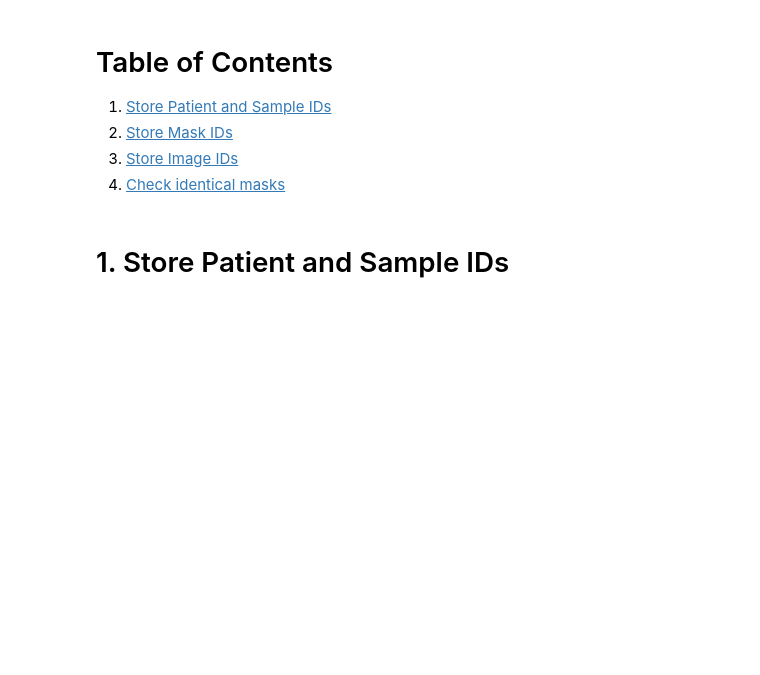
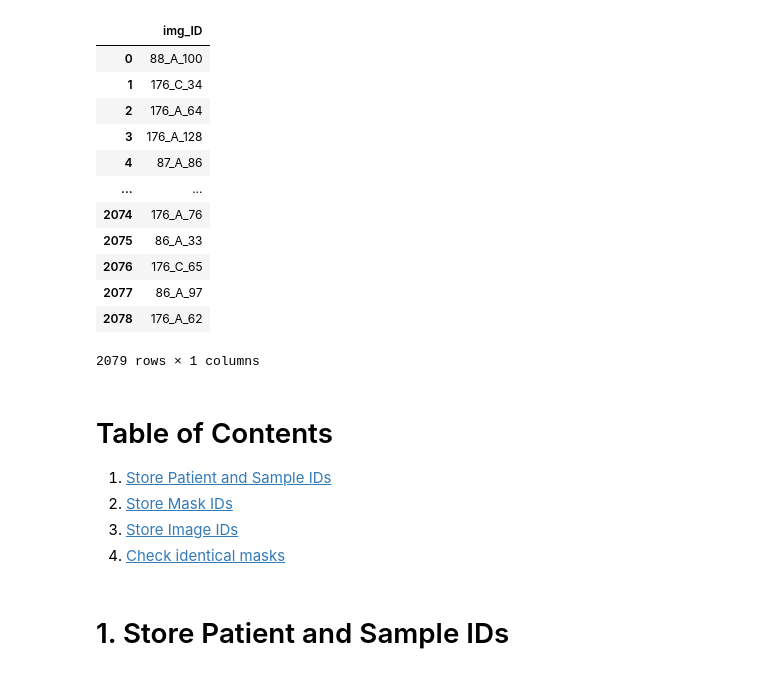
Before and after one commit to AI4SCR/ai4bmr-datasets, a Jupyter notebook: src/ai4bmr_datasets/datasets/notebooks_NSCLC/check_files.ipynb, the cells around one changed output. Cells and saved outputs as stored; diff of their text form; code cells hidden in the pictures; blank space fills up the shorter version.

```diff
--- a/src/ai4bmr_datasets/datasets/notebooks_NSCLC/check_files.ipynb
+++ b/src/ai4bmr_datasets/datasets/notebooks_NSCLC/check_files.ipynb
@@ -15,3 +90,28 @@ import os
+# %%
+image_dir = '/work/FAC/FBM/DBC/mrapsoma/prometex/data/NSCLC/02_processed/tiff_imgs/'
+
+image_files = [f for f in os.listdir(image_dir) if f.endswith('.tiff')]
+
+image_ids = [filename.split('.')[0] for filename in image_files]
+
+# Create the DataFrame
+df_images_ID = pd.DataFrame(image_ids, columns=['img_ID'])
+# %%
+df_images_ID
+# %% [output]
+|  | img_ID |
+| 0 | 88_A_100 |
+| 1 | 176_C_34 |
+| 2 | 176_A_64 |
+| 3 | 176_A_128 |
+| 4 | 87_A_86 |
+| ... | ... |
+| 2074 | 176_A_76 |
+| 2075 | 86_A_33 |
+| 2076 | 176_C_65 |
+| 2077 | 86_A_97 |
+| 2078 | 176_A_62 |
+2079 rows × 1 columns
 # %% [markdown]
 # Table of Contents
 
```
Also changed, not shown: parts of 4 cells of this notebook, 1 other file.
